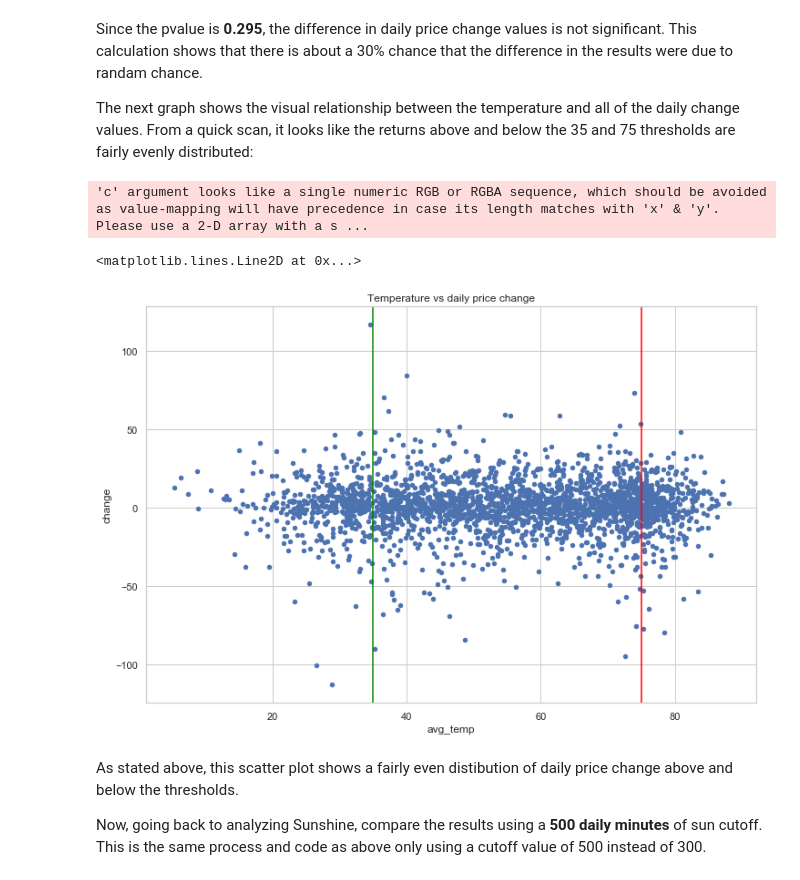
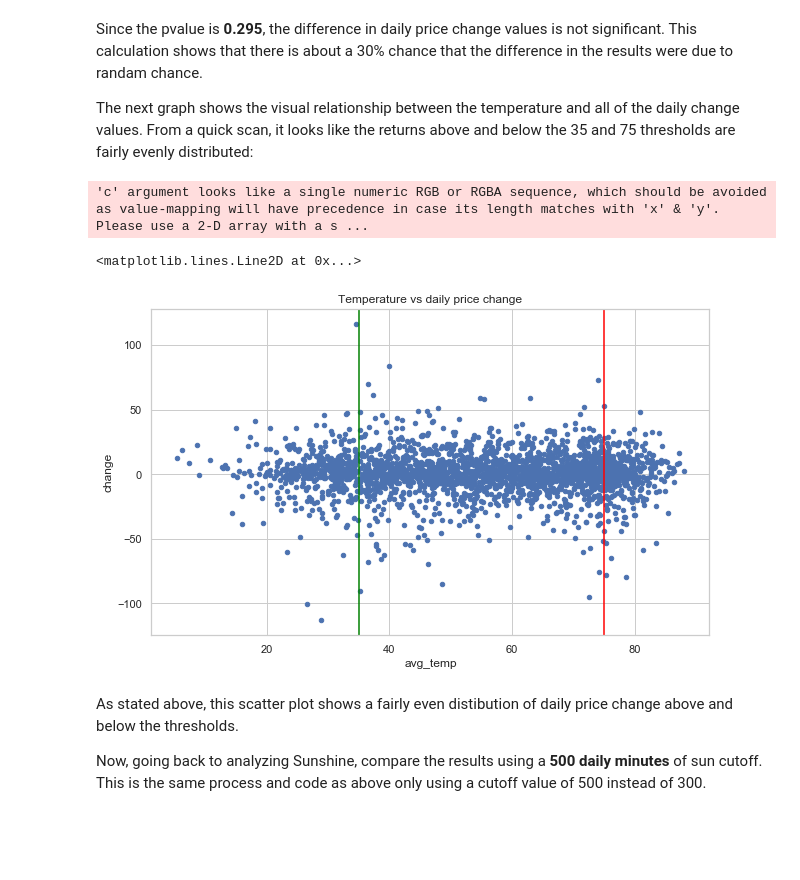
Before and after one commit to etterfred/Thinkful, a Jupyter notebook: final_capstone_Fred_Etter.ipynb, the cells around one changed output. Saved outputs shown, nothing was run; the diff lists cells and outputs as text; code cells hidden in the pictures; blank space fills up the shorter version.

```diff
--- a/final_capstone_Fred_Etter.ipynb
+++ b/final_capstone_Fred_Etter.ipynb
@@ -1341,13 +1378,13 @@ Since the pvalue is **0.295**, the difference in daily price change values is no
 The next graph shows the visual relationship between the temperature and all of the daily change values.  From a quick scan, it looks like the returns above and below the 35 and 75 thresholds are fairly evenly distributed:
 # %%
 df_temp.plot(kind='scatter', x='avg_temp', y='change', title='Temperature vs daily price change',
-                 figsize=(12, 8), grid=True)
+                 figsize=(10, 6), grid=True)
 plt.axvline(x=35.0, color='green')
 plt.axvline(x=75.0, color='red')
 # %% [output]
 'c' argument looks like a single numeric RGB or RGBA sequence, which should be avoided as value-mapping will have precedence in case its length matches with 'x' & 'y'.  Please use a 2-D array with a s ...
 <matplotlib.lines.Line2D at 0x...>
-[figure, old version]
+[figure, new version]
 # %% [markdown]
 As stated above, this scatter plot shows a fairly even distibution of daily price change above and below the thresholds.
 
```
Also changed, not shown: parts of 16 cells of this notebook.
